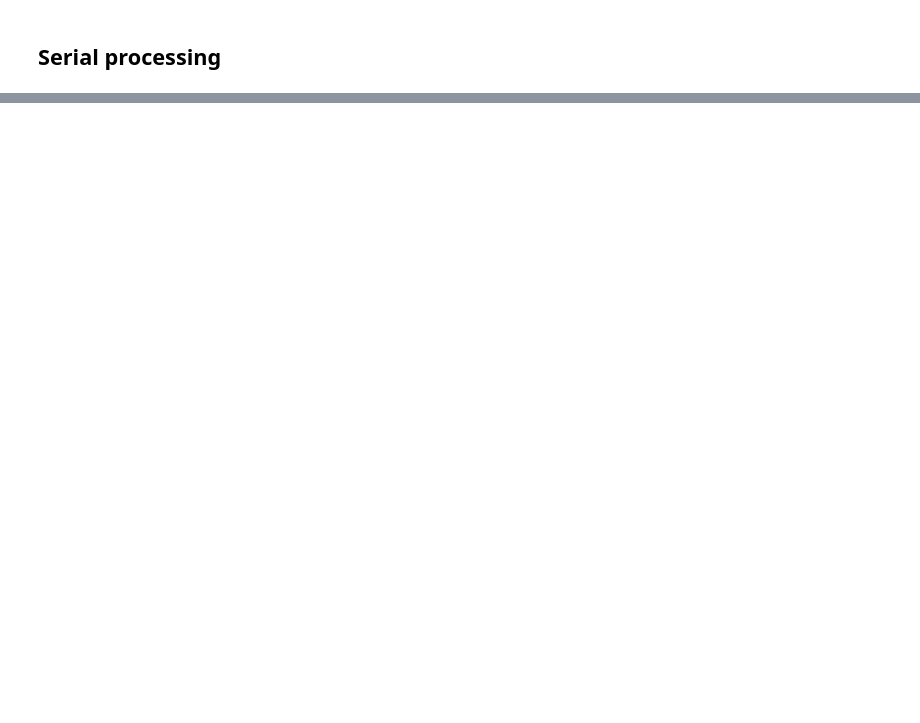
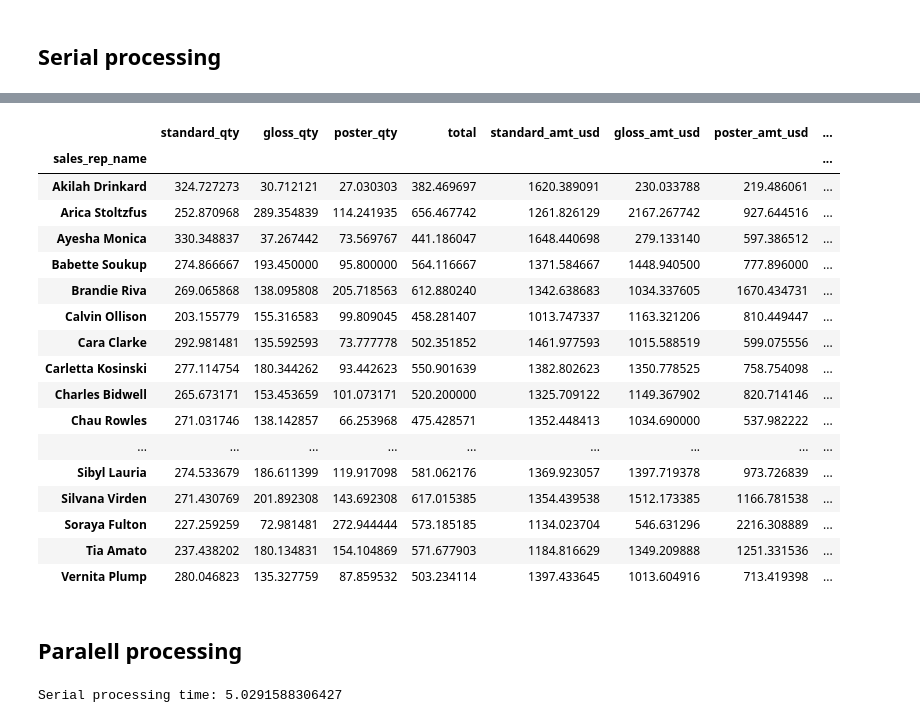
Before and after one commit to Greviansonula/Data-Engineering, a Jupyter notebook: Paralell computing/Multiprocessing.ipynb, the cells around one changed output, grey strips where cells are left out. Saved outputs shown, nothing was run; the diff lists cells and outputs as text; code cells hidden in the pictures; blank space fills up the shorter version.

Commit message:
Parallel and multiprocessing

```diff
--- a/Paralell computing/Multiprocessing.ipynb
+++ b/Paralell computing/Multiprocessing.ipynb
@@ -68,0 +104,12 @@ result.head()
+# %%
+# Average total_amnt_usd per sales rep
+def take_mean_per_sales_rep(df):
+    df = df.groupby('sales_rep_name').mean()
+    df['z_score'] = df['total_amt_usd'].transform(z_score)
+    for i in df.columns:
+        complex(df[i])
+    return df
+# %%
+%%time
+take_mean_per_sales_rep(results)
+# %% [output]
@@ -69,2 +117,22 @@ result.head()
+|  | standard_qty | gloss_qty | poster_qty | total | standard_amt_usd | gloss_amt_usd | poster_amt_usd | ... |
+| sales_rep_name |  |  |  |  |  |  |  | ... |
+| Akilah Drinkard | 324.727273 | 30.712121 | 27.030303 | 382.469697 | 1620.389091 | 230.033788 | 219.486061 | ... |
+| Arica Stoltzfus | 252.870968 | 289.354839 | 114.241935 | 656.467742 | 1261.826129 | 2167.267742 | 927.644516 | ... |
+| Ayesha Monica | 330.348837 | 37.267442 | 73.569767 | 441.186047 | 1648.440698 | 279.133140 | 597.386512 | ... |
+| Babette Soukup | 274.866667 | 193.450000 | 95.800000 | 564.116667 | 1371.584667 | 1448.940500 | 777.896000 | ... |
+| Brandie Riva | 269.065868 | 138.095808 | 205.718563 | 612.880240 | 1342.638683 | 1034.337605 | 1670.434731 | ... |
+| Calvin Ollison | 203.155779 | 155.316583 | 99.809045 | 458.281407 | 1013.747337 | 1163.321206 | 810.449447 | ... |
+| Cara Clarke | 292.981481 | 135.592593 | 73.777778 | 502.351852 | 1461.977593 | 1015.588519 | 599.075556 | ... |
+| Carletta Kosinski | 277.114754 | 180.344262 | 93.442623 | 550.901639 | 1382.802623 | 1350.778525 | 758.754098 | ... |
+| Charles Bidwell | 265.673171 | 153.453659 | 101.073171 | 520.200000 | 1325.709122 | 1149.367902 | 820.714146 | ... |
+| Chau Rowles | 271.031746 | 138.142857 | 66.253968 | 475.428571 | 1352.448413 | 1034.690000 | 537.982222 | ... |
+| ... | ... | ... | ... | ... | ... | ... | ... | ... |
+| Sibyl Lauria | 274.533679 | 186.611399 | 119.917098 | 581.062176 | 1369.923057 | 1397.719378 | 973.726839 | ... |
+| Silvana Virden | 271.430769 | 201.892308 | 143.692308 | 617.015385 | 1354.439538 | 1512.173385 | 1166.781538 | ... |
+| Soraya Fulton | 227.259259 | 72.981481 | 272.944444 | 573.185185 | 1134.023704 | 546.631296 | 2216.308889 | ... |
+| Tia Amato | 237.438202 | 180.134831 | 154.104869 | 571.677903 | 1184.816629 | 1349.209888 | 1251.331536 | ... |
+| Vernita Plump | 280.046823 | 135.327759 | 87.859532 | 503.234114 | 1397.433645 | 1013.604916 | 713.419398 | ... |
+# %% [markdown]
+## Paralell processing
 # %%
 from multiprocessing import Pool
@@ -70,0 +144,24 @@ from multiprocessing import Pool
+# %%
+import time
+from multiprocessing import Pool
+
+# Define a function to be executed serially or in parallel
+def my_function(x):
+    time.sleep(1)
+    return x**2
+
+# Create a list of input data
+input_data = [1, 2, 3, 4, 5]
+
+# Perform serial processing
+start_time = time.time()
+result = [my_function(x) for x in input_data]
+print("Serial processing time:", time.time() - start_time)
+
+# Perform parallel processing with 4 worker processes
+with Pool(4) as p:
+    start_time = time.time()
+    result = p.map(my_function, input_data)
+    print("Parallel processing time:", time.time() - start_time)
+# %% [output]
+Serial processing time: 5.0291588306427
```
Also changed, not shown: parts of 8 cells of this notebook.
